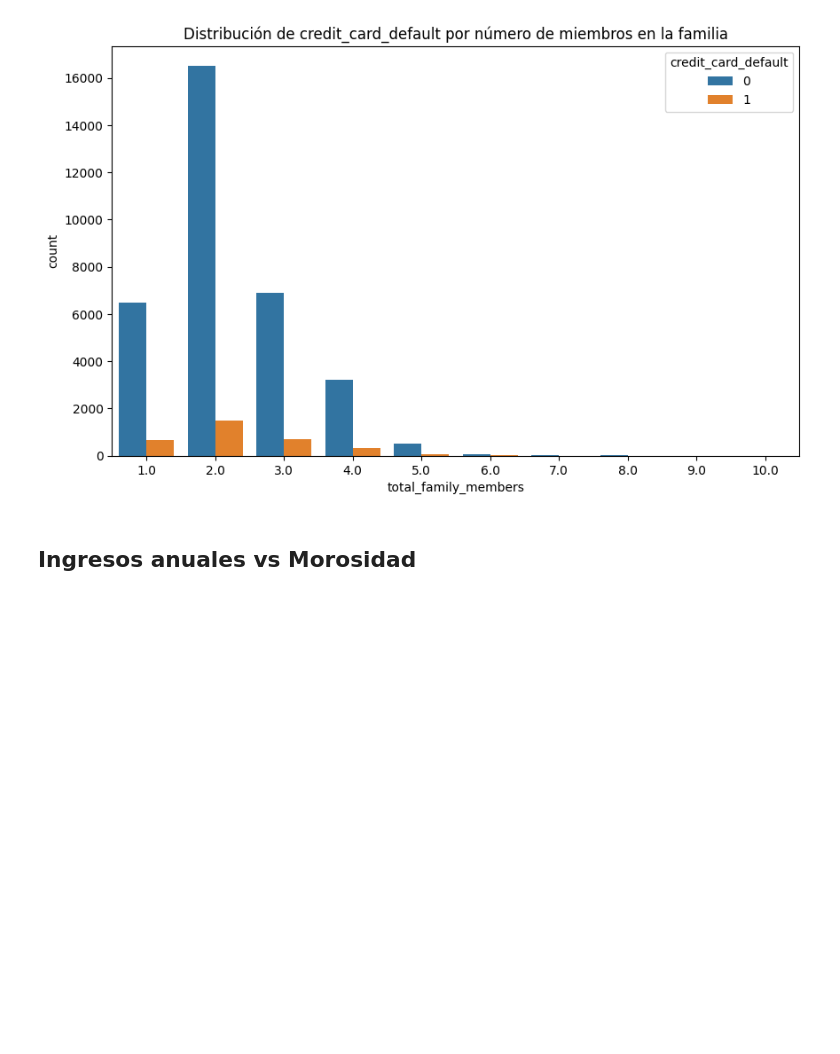
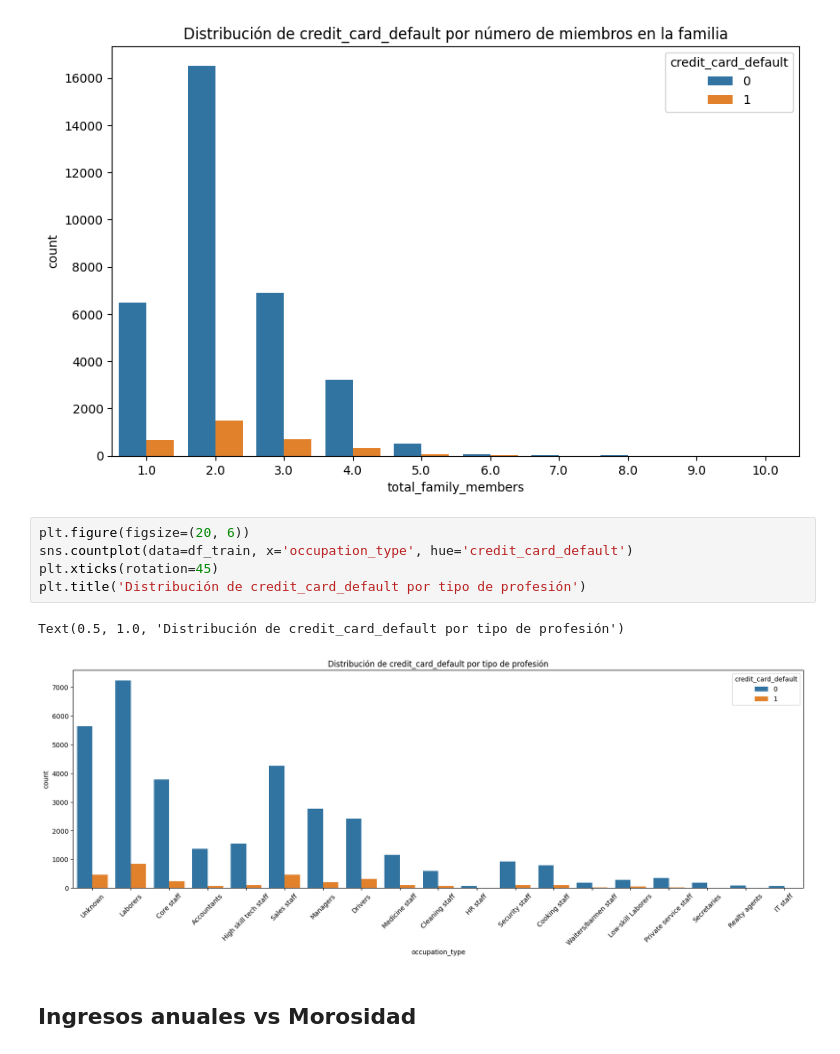
Before and after one commit to LiceoM/Credit_Risk_ML, a Jupyter notebook: Code/EDA.ipynb, the cells around one changed output. Saved outputs shown, nothing was run; the diff lists cells and outputs as text; blank space fills up the shorter version.

```diff
--- a/Code/EDA.ipynb
+++ b/Code/EDA.ipynb
@@ -301,6 +301,14 @@ plt.title('Distribución de credit_card_default por número de miembros en la fa
 # %% [output]
 Text(0.5, 1.0, 'Distribución de credit_card_default por número de miembros en la familia')
 [figure]
+# %%
+plt.figure(figsize=(20, 6))
+sns.countplot(data=df_train, x='occupation_type', hue='credit_card_default')
+plt.xticks(rotation=45)
+plt.title('Distribución de credit_card_default por tipo de profesión')
+# %% [output]
+Text(0.5, 1.0, 'Distribución de credit_card_default por tipo de profesión')
+[figure, added]
 # %% [markdown]
 ## Ingresos anuales vs Morosidad
 # %% [markdown]
```
Also changed, not shown: parts of 1 cell of this notebook, 1 other file.
